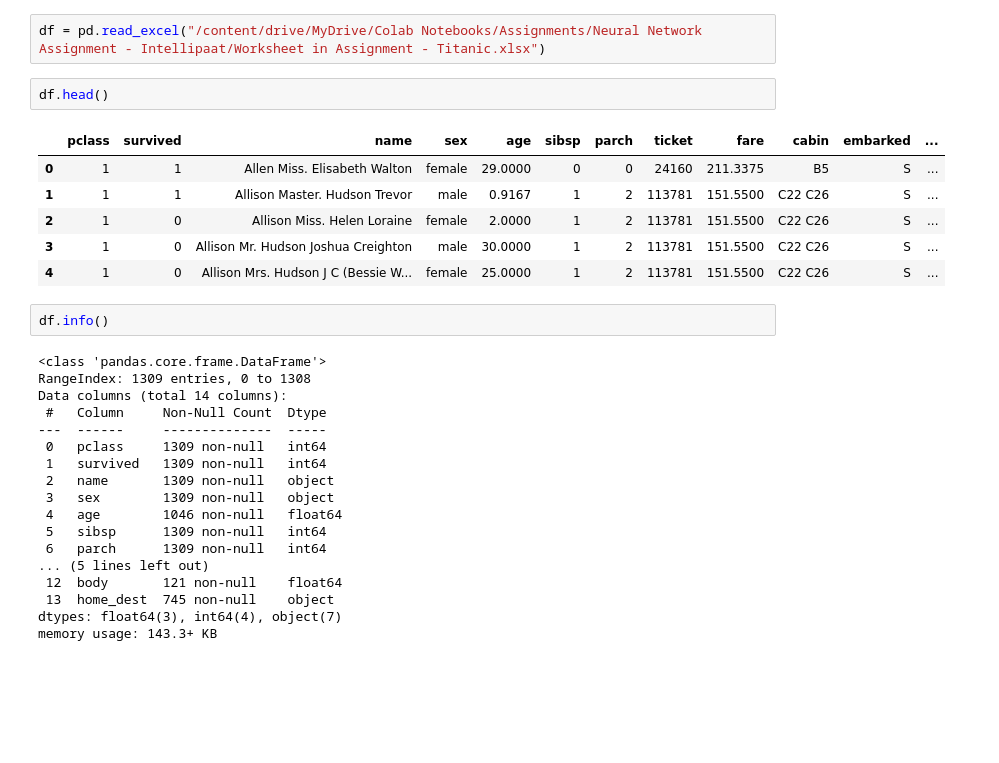
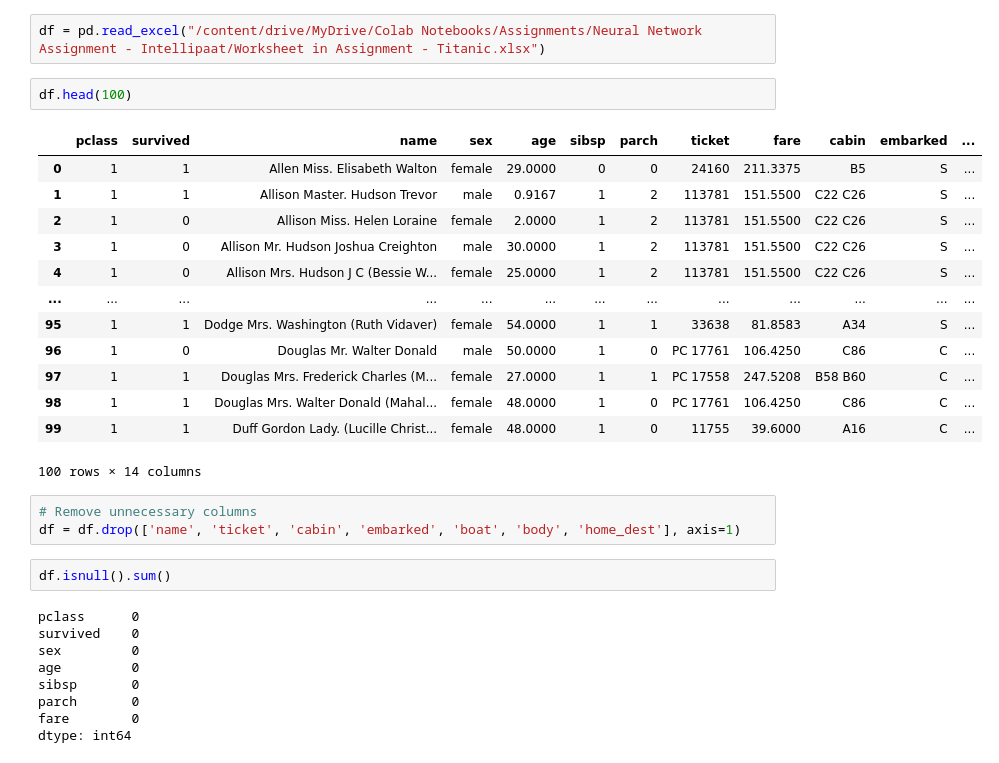
Before and after one commit to Rahul-Chouhan-407/Practice_and_Assignments, a Jupyter notebook: Neural_Network_Assignment.ipynb, the cells around one changed output. Cells and saved outputs as stored; diff of their text form; blank space fills up the shorter version.

```diff
--- a/Neural_Network_Assignment.ipynb
+++ b/Neural_Network_Assignment.ipynb
@@ -20,34 +20,35 @@ Drive already mounted at /content/drive; to attempt to forcibly remount, call dr
 # %%
 df = pd.read_excel("/content/drive/MyDrive/Colab Notebooks/Assignments/Neural Network Assignment - Intellipaat/Worksheet in Assignment - Titanic.xlsx")
 # %%
-df.head()
+df.head(100)
 # %% [output]
 |  | pclass | survived | name | sex | age | sibsp | parch | ticket | fare | cabin | embarked | ... |
 | 0 | 1 | 1 | Allen Miss. Elisabeth Walton | female | 29.0000 | 0 | 0 | 24160 | 211.3375 | B5 | S | ... |
 | 1 | 1 | 1 | Allison Master. Hudson Trevor | male | 0.9167 | 1 | 2 | 113781 | 151.5500 | C22 C26 | S | ... |
 | 2 | 1 | 0 | Allison Miss. Helen Loraine | female | 2.0000 | 1 | 2 | 113781 | 151.5500 | C22 C26 | S | ... |
 | 3 | 1 | 0 | Allison Mr. Hudson Joshua Creighton | male | 30.0000 | 1 | 2 | 113781 | 151.5500 | C22 C26 | S | ... |
 | 4 | 1 | 0 | Allison Mrs. Hudson J C (Bessie W... | female | 25.0000 | 1 | 2 | 113781 | 151.5500 | C22 C26 | S | ... |
+| ... | ... | ... | ... | ... | ... | ... | ... | ... | ... | ... | ... | ... |
+| 95 | 1 | 1 | Dodge Mrs. Washington (Ruth Vidaver) | female | 54.0000 | 1 | 1 | 33638 | 81.8583 | A34 | S | ... |
+| 96 | 1 | 0 | Douglas Mr. Walter Donald | male | 50.0000 | 1 | 0 | PC 17761 | 106.4250 | C86 | C | ... |
+| 97 | 1 | 1 | Douglas Mrs. Frederick Charles (M... | female | 27.0000 | 1 | 1 | PC 17558 | 247.5208 | B58 B60 | C | ... |
+| 98 | 1 | 1 | Douglas Mrs. Walter Donald (Mahal... | female | 48.0000 | 1 | 0 | PC 17761 | 106.4250 | C86 | C | ... |
+| 99 | 1 | 1 | Duff Gordon Lady. (Lucille Christ... | female | 48.0000 | 1 | 0 | 11755 | 39.6000 | A16 | C | ... |
+100 rows × 14 columns
-# %%
-df.info()
-# %% [output]
-<class 'pandas.core.frame.DataFrame'>
-RangeIndex: 1309 entries, 0 to 1308
-Data columns (total 14 columns):
- #   Column     Non-Null Count  Dtype
----  ------     --------------  -----
- 0   pclass     1309 non-null   int64
- 1   survived   1309 non-null   int64
- 2   name       1309 non-null   object
- 3   sex        1309 non-null   object
- 4   age        1046 non-null   float64
- 5   sibsp      1309 non-null   int64
- 6   parch      1309 non-null   int64
-... (5 lines left out)
- 12  body       121 non-null    float64
- 13  home_dest  745 non-null    object
-dtypes: float64(3), int64(4), object(7)
-memory usage: 143.3+ KB
+# %%
+# Remove unnecessary columns
+df = df.drop(['name', 'ticket', 'cabin', 'embarked', 'boat', 'body', 'home_dest'], axis=1)
+# %%
+df.isnull().sum()
+# %% [output]
+pclass      0
+survived    0
+sex         0
+age         0
+sibsp       0
+parch       0
+fare        0
+dtype: int64
 # %%
 df.shape
 # %% [output]
```
Also changed, not shown: parts of 21 cells of this notebook.
